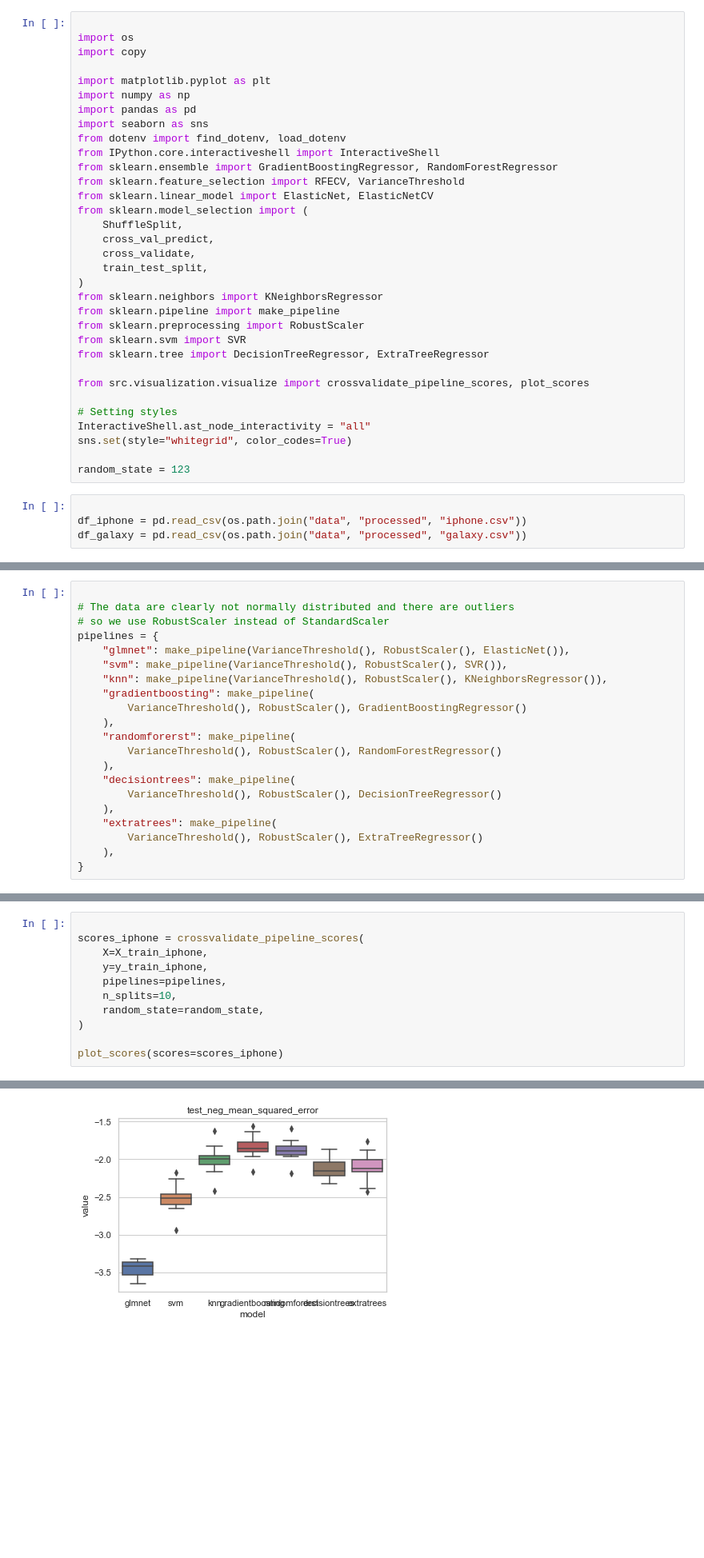
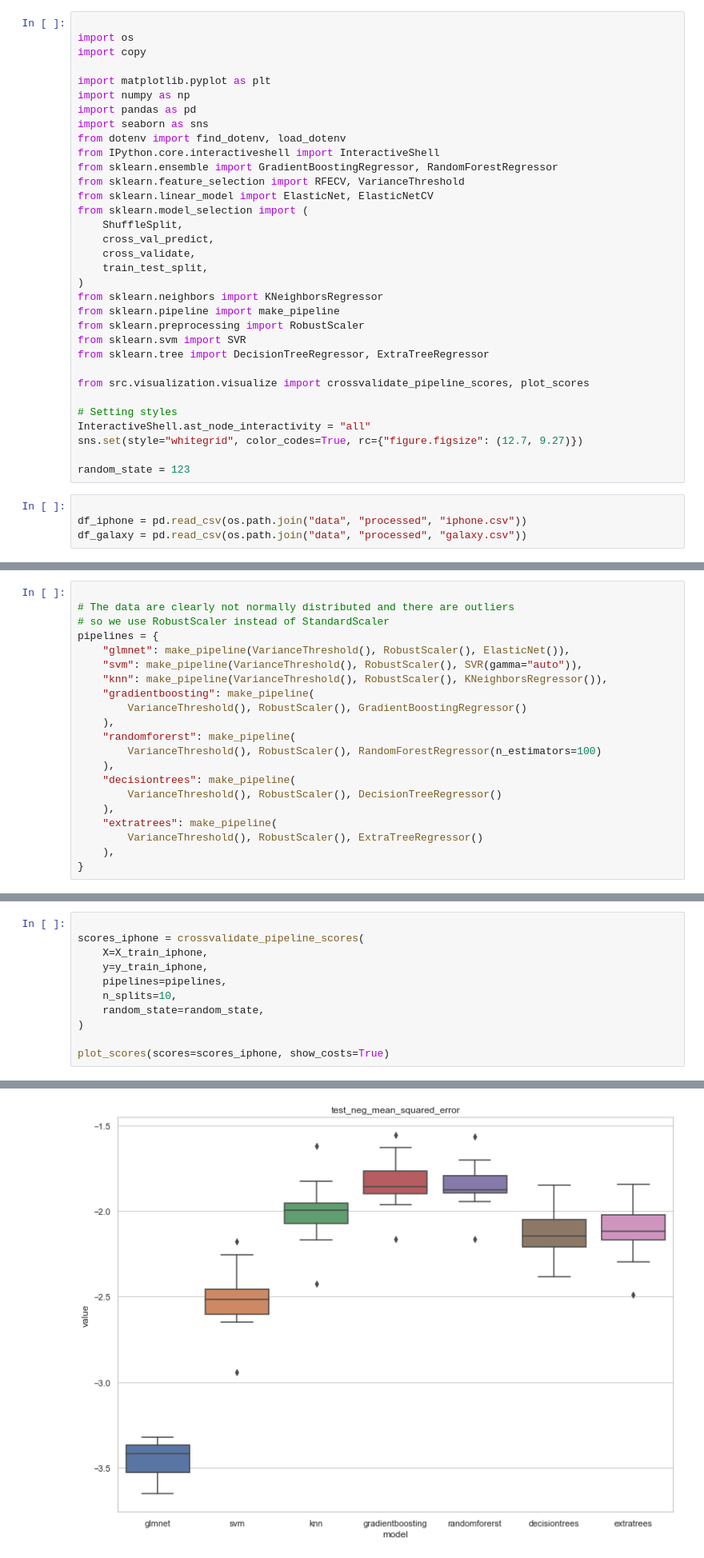
Before and after one commit to TuomoKareoja/phone-sentiment-analysis, a Jupyter notebook: notebooks/initial_model_exploration.ipynb, the cells around one changed output, grey strips where cells are left out. Shown: that part at 80% size. Drawn from its saved outputs; the diff is of its cells as text; blank space fills up the shorter version.

```diff
--- a/notebooks/initial_model_exploration.ipynb
+++ b/notebooks/initial_model_exploration.ipynb
@@ -28,7 +37,7 @@ from src.visualization.visualize import crossvalidate_pipeline_scores, plot_scor
 
 # Setting styles
 InteractiveShell.ast_node_interactivity = "all"
-sns.set(style="whitegrid", color_codes=True)
+sns.set(style="whitegrid", color_codes=True, rc={"figure.figsize": (12.7, 9.27)})
 
 random_state = 123
 # %%
@@ -76,13 +85,13 @@ X_train_galaxy, X_test_galaxy, y_train_galaxy, y_test_galaxy = train_test_split(
 # so we use RobustScaler instead of StandardScaler
 pipelines = {
     "glmnet": make_pipeline(VarianceThreshold(), RobustScaler(), ElasticNet()),
-    "svm": make_pipeline(VarianceThreshold(), RobustScaler(), SVR()),
+    "svm": make_pipeline(VarianceThreshold(), RobustScaler(), SVR(gamma="auto")),
     "knn": make_pipeline(VarianceThreshold(), RobustScaler(), KNeighborsRegressor()),
     "gradientboosting": make_pipeline(
         VarianceThreshold(), RobustScaler(), GradientBoostingRegressor()
     ),
     "randomforerst": make_pipeline(
-        VarianceThreshold(), RobustScaler(), RandomForestRegressor()
+        VarianceThreshold(), RobustScaler(), RandomForestRegressor(n_estimators=100)
     ),
     "decisiontrees": make_pipeline(
         VarianceThreshold(), RobustScaler(), DecisionTreeRegressor()
@@ -106,7 +115,7 @@ scores_iphone = crossvalidate_pipeline_scores(
     random_state=random_state,
 )
 
-plot_scores(scores=scores_iphone)
+plot_scores(scores=scores_iphone, show_costs=True)
 # %% [output]
 Crossvalidating glmnet
 Crossvalidating svm
@@ -127,4 +136,4 @@ test_neg_mean_squared_error
-[figure, old version]
+[figure, new version]
 # %% [markdown]
  # Comparing the Models with Galaxy Data
 
```
Also changed, not shown: parts of 8 cells of this notebook, 3 other files.
